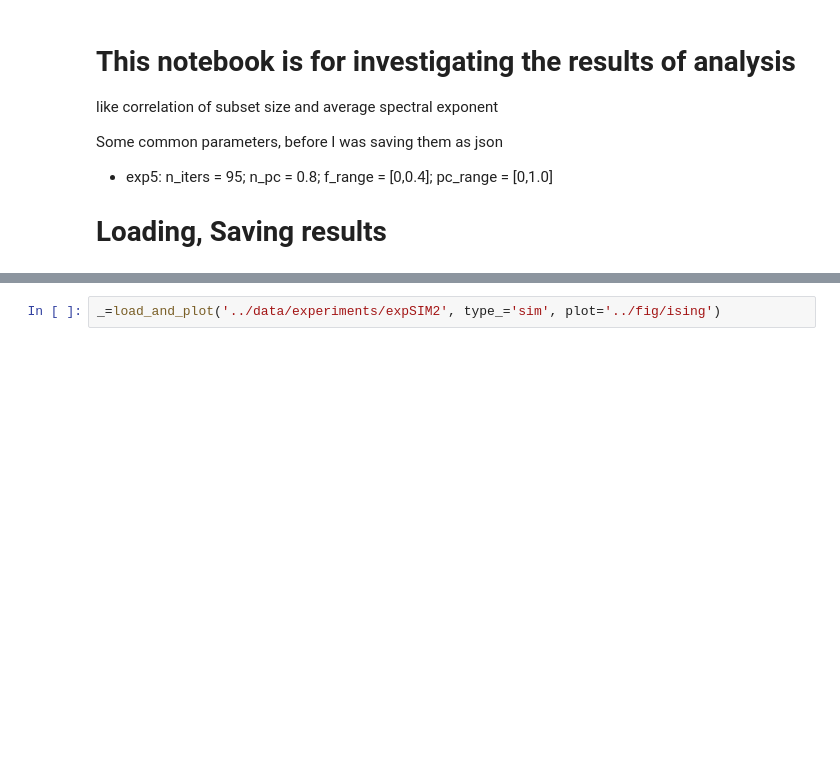
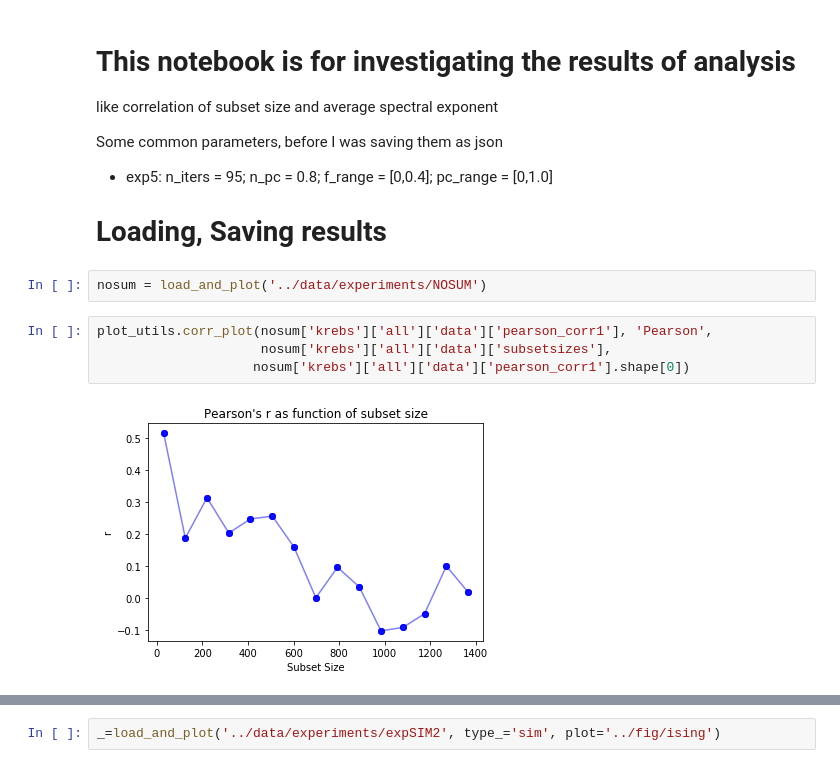
Before and after one commit to voytekresearch/galaxybrain, a Jupyter notebook: notebooks/explorative_analysis_plotting.ipynb, the cells around one changed output, grey strips where cells are left out. Saved outputs shown, nothing was run; the diff lists cells and outputs as text; blank space fills up the shorter version.

Commit message:
new non sum plots

```diff
--- a/notebooks/explorative_analysis_plotting.ipynb
+++ b/notebooks/explorative_analysis_plotting.ipynb
@@ -26,3 +29,11 @@ Some common parameters, before I was saving them as json
  - exp5: n_iters = 95; n_pc = 0.8; f_range = [0,0.4]; pc_range = [0,1.0]
 
 # Loading, Saving results
+# %%
+nosum = load_and_plot('../data/experiments/NOSUM')
+# %%
+plot_utils.corr_plot(nosum['krebs']['all']['data']['pearson_corr1'], 'Pearson',
+                     nosum['krebs']['all']['data']['subsetsizes'],
+                    nosum['krebs']['all']['data']['pearson_corr1'].shape[0])
+# %% [output]
+[figure, added]
```
Also changed, not shown: parts of 4 cells of this notebook, 6 other files.
